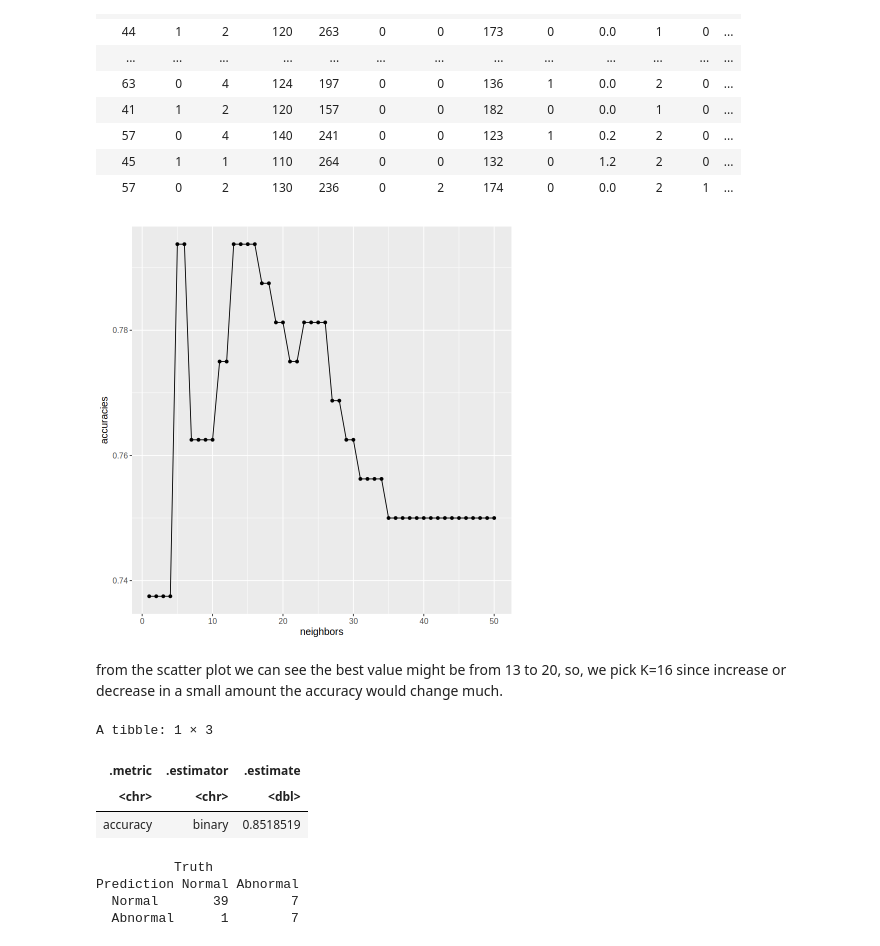
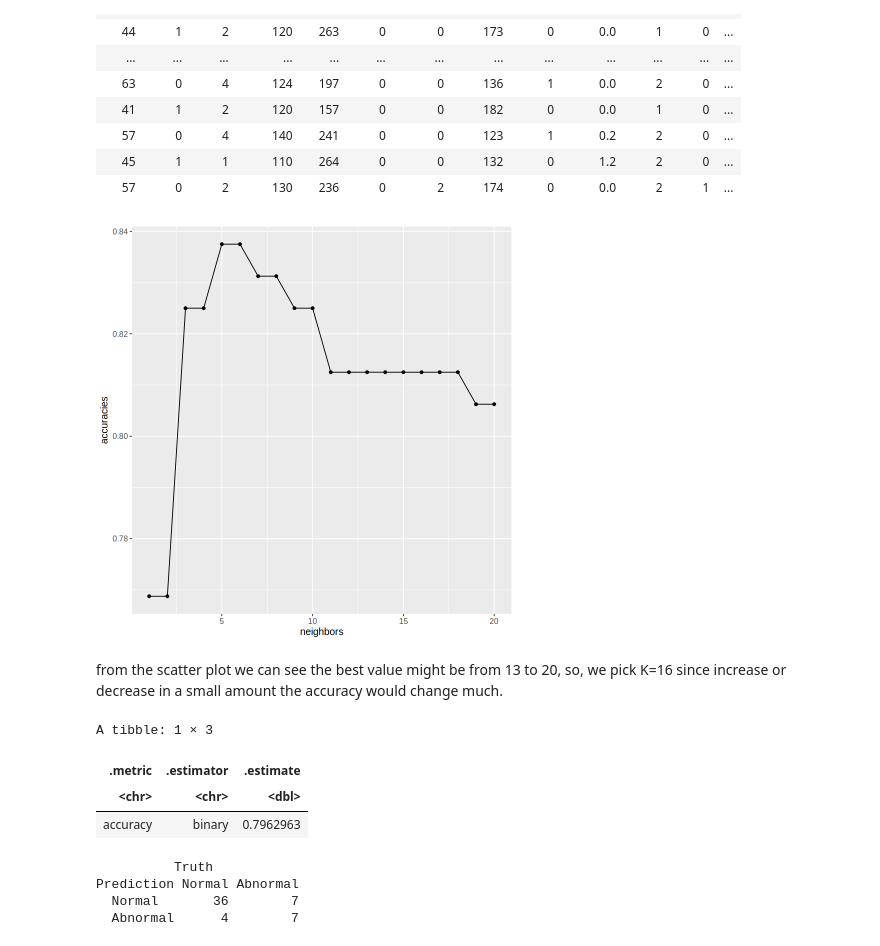
Before and after one commit to TimWei12/Group_25_project, a Jupyter notebook: final project.ipynb, the cells around one changed output. Saved outputs shown, nothing was run; the diff lists cells and outputs as text; code cells hidden in the pictures.

```diff
--- a/final project.ipynb
+++ b/final project.ipynb
@@ -99,6 +100,7 @@ cleveland_train_scaled <- training(cleveland_split_scaled)
 cleveland_test_scaled <- testing(cleveland_split_scaled)
 # %%
 #all the variables
+set.seed(9999)
 knn_spec <- nearest_neighbor(weight_func = "rectangular", neighbors = tune()) |>
             set_engine("kknn") |>
             set_mode("classification")
@@ -106,18 +108,9 @@ knn_spec <- nearest_neighbor(weight_func = "rectangular", neighbors = tune()) |>
 knn_recipe <- recipe(num ~ ., data = cleveland_train_scaled)
 
 k_vfold <- vfold_cv(cleveland_train_scaled, v=5, strata = num)
-k_val <- tibble(neighbors = seq(from=1, to=50))
+k_val <- tibble(neighbors = seq(from=1, to=20))
 
 knn_fit <- workflow() |>
          add_recipe(knn_recipe) |>
          add_model(knn_spec) |>
         tune_grid(resamples = k_vfold, grid = k_val)
-
-
-k_best <- knn_fit |>
-        collect_metrics() |>
-        filter(.metric == "accuracy")
-        # arrange(mean)
-        # select(neighbors) |>
-        # slice(1) |>
-        # pull()
@@ -126,18 +127,18 @@ k_best <- knn_fit |>
 # %%
 k_best_plot_1 <- k_best |>
                 ggplot(aes(x=neighbors, y=mean))+
                        geom_point()+
                         geom_line()+
                         labs(x="neighbors", y="accuracies")+
                         theme(text=element_text(size=12)) +
-                        xlim(c(1, 50))
+                        xlim(c(1, 20))
 k_best_plot_1
 # %% [output]
-[figure, old version]
+[figure, new version]
 # %% [markdown]
 from the scatter plot we can see the best value might be from 13 to 20, so, we pick K=16 since increase or decrease in a small amount the accuracy would change much.
 # %%
-knn_spec_bestK_all <- nearest_neighbor(weight_func = "rectangular", neighbors = 16) |>
+knn_spec_bestK_all <- nearest_neighbor(weight_func = "rectangular", neighbors = 6) |>
             set_engine("kknn") |>
             set_mode("classification")
 
@@ -160,8 +161,8 @@ confusion_all
 A tibble: 1 × 3
 | .metric | .estimator | .estimate |
 | <chr> | <chr> | <dbl> |
-| accuracy | binary | 0.8518519 |
+| accuracy | binary | 0.7962963 |
           Truth
 Prediction Normal Abnormal
-  Normal       39        7
-  Abnormal      1        7
+  Normal       36        7
+  Abnormal      4        7
```
Also changed, not shown: parts of 10 cells of this notebook.
